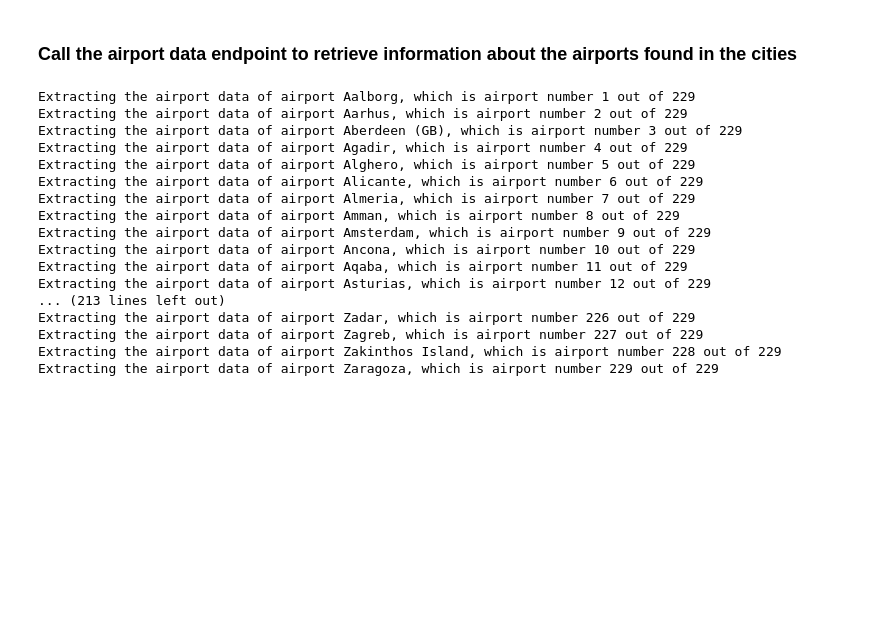
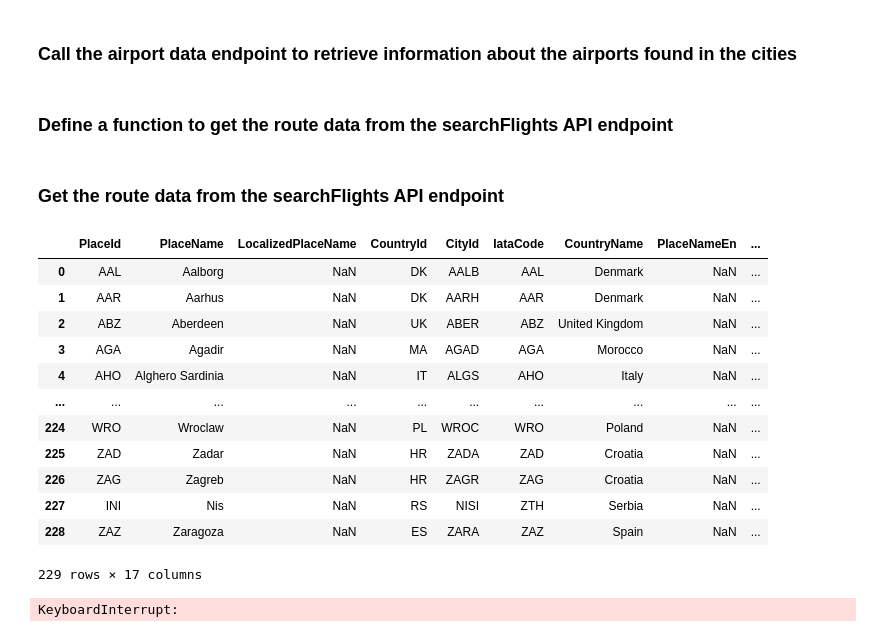
Before and after one commit to omar-elmaria/skyscanner_crawler, a Jupyter notebook: skyscanner_crawler.ipynb, the cells around one changed output. Saved outputs shown, nothing was run; the diff lists cells and outputs as text; code cells hidden in the pictures; blank space fills up the shorter version.

Commit message:
add get_flight_data function

```diff
--- a/skyscanner_crawler.ipynb
+++ b/skyscanner_crawler.ipynb
@@ -45,6 +68,7 @@ airport_list = pd.concat([df_routes["departure_city"], df_routes["arrival_city"]
 
 # Clean the list so only valid airports are shown
 failed_airports_mapping_dict = {
+    # Failed airports
     "Duesseldorf": "Düsseldorf",
     "Basel/Mulhouse": "Basel",
     "Cologne/Bonn": "Cologne",
@@ -57,6 +81,12 @@ failed_airports_mapping_dict = {
     "Paderborn/Lippstadt": "Paderborn Lippstadt",
     "Preveza/Lefkada": "Preveza",
 
+    # Cities that don't have a City ID in the API response
+    "Palma de Mallorca": "Mallorca",
+    "Kerkyra": "Corfu",
+    "Irakleion": "Heraklion",
+    "Eilat (IL)": "Eilat",
+    "Tel Aviv-yafo": "Tel Aviv",
 }
 airport_list = [failed_airports_mapping_dict.get(airport) if airport in list(failed_airports_mapping_dict.keys()) else airport for airport in airport_list]
 # %% [markdown]
@@ -82,7 +112,7 @@ list_airport_data = []
 list_failed_airports = []
 for idx, i in enumerate(airport_list):
     # Print a status message
-    print(f"Extracting the airport data of airport {i}, which is airport number {idx + 1} out of {len(airport_list)}")
+    logging.info(f"Extracting the airport data of airport {i}, which is airport number {idx + 1} out of {len(airport_list)}")
 
     # Get the airport data and create a data frame out of it
     try:
@@ -114,21 +144,8 @@ for idx, i in enumerate(airport_list):
 
 # Change list_airport_data to a dataframe
 df_airport_data = pd.concat(list_airport_data).reset_index(drop=True)
+
+# Drop the unnecessary columns after "search_term"
+df_airport_data = df_airport_data.loc[:, :"search_term"]
-# %% [output]
-Extracting the airport data of airport Aalborg, which is airport number 1 out of 229
-Extracting the airport data of airport Aarhus, which is airport number 2 out of 229
-Extracting the airport data of airport Aberdeen (GB), which is airport number 3 out of 229
-Extracting the airport data of airport Agadir, which is airport number 4 out of 229
-Extracting the airport data of airport Alghero, which is airport number 5 out of 229
-Extracting the airport data of airport Alicante, which is airport number 6 out of 229
-Extracting the airport data of airport Almeria, which is airport number 7 out of 229
-Extracting the airport data of airport Amman, which is airport number 8 out of 229
-Extracting the airport data of airport Amsterdam, which is airport number 9 out of 229
-Extracting the airport data of airport Ancona, which is airport number 10 out of 229
-Extracting the airport data of airport Aqaba, which is airport number 11 out of 229
-Extracting the airport data of airport Asturias, which is airport number 12 out of 229
-... (213 lines left out)
-Extracting the airport data of airport Zadar, which is airport number 226 out of 229
-Extracting the airport data of airport Zagreb, which is airport number 227 out of 229
-Extracting the airport data of airport Zakinthos Island, which is airport number 228 out of 229
-Extracting the airport data of airport Zaragoza, which is airport number 229 out of 229
+# %% [markdown]
+### Define a function to get the route data from the searchFlights API endpoint
@@ -134,0 +174,31 @@ Extracting the airport data of airport Zaragoza, which is airport number 229 out
+# %% [markdown]
+### Get the route data from the searchFlights API endpoint
+# %%
+# Pull the airport data from airport_date.xlsx
+df_airport_data_excel = pd.read_excel("airport_data.xlsx")
+
+def find_dict_key_from_value(val, dictionary):
+    return next((key for key, value in dictionary.items() if value == val), None)
+
+def modify_search_term(x):
+    if x in list(failed_airports_mapping_dict.values()):
+        return find_dict_key_from_value(val=x, dictionary=failed_airports_mapping_dict) # Return the value of the dictionary
+    else:
+        return x # Return the same value in the data frame or the key of the dictionary
+
+df_airport_data_excel["search_term_original"] = df_airport_data_excel["search_term"].apply(modify_search_term)
+df_airport_data_excel
+# %% [output]
+|  | PlaceId | PlaceName | LocalizedPlaceName | CountryId | CityId | IataCode | CountryName | PlaceNameEn | ... |
+| 0 | AAL | Aalborg | NaN | DK | AALB | AAL | Denmark | NaN | ... |
+| 1 | AAR | Aarhus | NaN | DK | AARH | AAR | Denmark | NaN | ... |
+| 2 | ABZ | Aberdeen | NaN | UK | ABER | ABZ | United Kingdom | NaN | ... |
+| 3 | AGA | Agadir | NaN | MA | AGAD | AGA | Morocco | NaN | ... |
+| 4 | AHO | Alghero Sardinia | NaN | IT | ALGS | AHO | Italy | NaN | ... |
+| ... | ... | ... | ... | ... | ... | ... | ... | ... | ... |
+| 224 | WRO | Wroclaw | NaN | PL | WROC | WRO | Poland | NaN | ... |
+| 225 | ZAD | Zadar | NaN | HR | ZADA | ZAD | Croatia | NaN | ... |
+| 226 | ZAG | Zagreb | NaN | HR | ZAGR | ZAG | Croatia | NaN | ... |
+| 227 | INI | Nis | NaN | RS | NISI | ZTH | Serbia | NaN | ... |
+| 228 | ZAZ | Zaragoza | NaN | ES | ZARA | ZAZ | Spain | NaN | ... |
+229 rows × 17 columns
@@ -134,0 +284,4 @@ Extracting the airport data of airport Zaragoza, which is airport number 229 out
+# %%
+extract_flight_data_by_date(crawling_date=initial_crawling_date_formatted, crawling_range=len(df_routes))
+# %% [output]
+KeyboardInterrupt:
```
Also changed, not shown: parts of 6 cells of this notebook.
